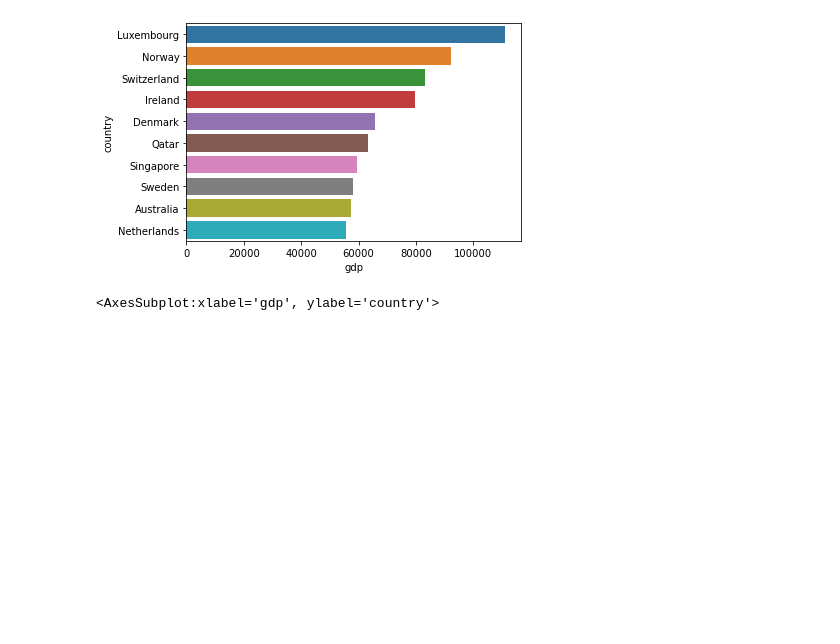
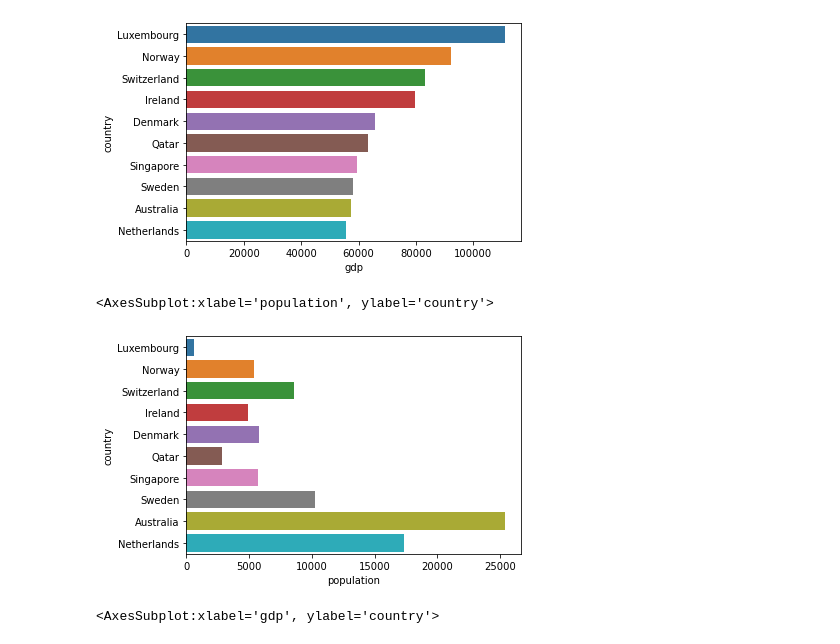
Before and after one commit to harunaisha/Repos, a Jupyter notebook: UCD project.ipynb, the cells around one changed output. Saved outputs shown, nothing was run; the diff lists cells and outputs as text; code cells hidden in the pictures; blank space fills up the shorter version.

Commit message:
visualization complete

```diff
--- a/UCD project.ipynb
+++ b/UCD project.ipynb
@@ -216,6 +213,12 @@ sns.barplot(data = df_sorted_top10, y = 'country', x = 'gdp',)
 # %% [output]
 <AxesSubplot:xlabel='gdp', ylabel='country'>
 [figure]
+# %%
+##Plotted to see if population was a determing factor in gdp
+sns.barplot(data = df_sorted_top10, y = 'country', x = 'population',)
+# %% [output]
+<AxesSubplot:xlabel='population', ylabel='country'>
+[figure, added]
 # %%
 #Sorted dataframe in ascending order using the column 'gdp' to ses countries with lowest gdp
 df_sorted_gdp2 = new_df4.sort_values('gdp', ascending = True)
```
Also changed, not shown: parts of 4 cells of this notebook.
